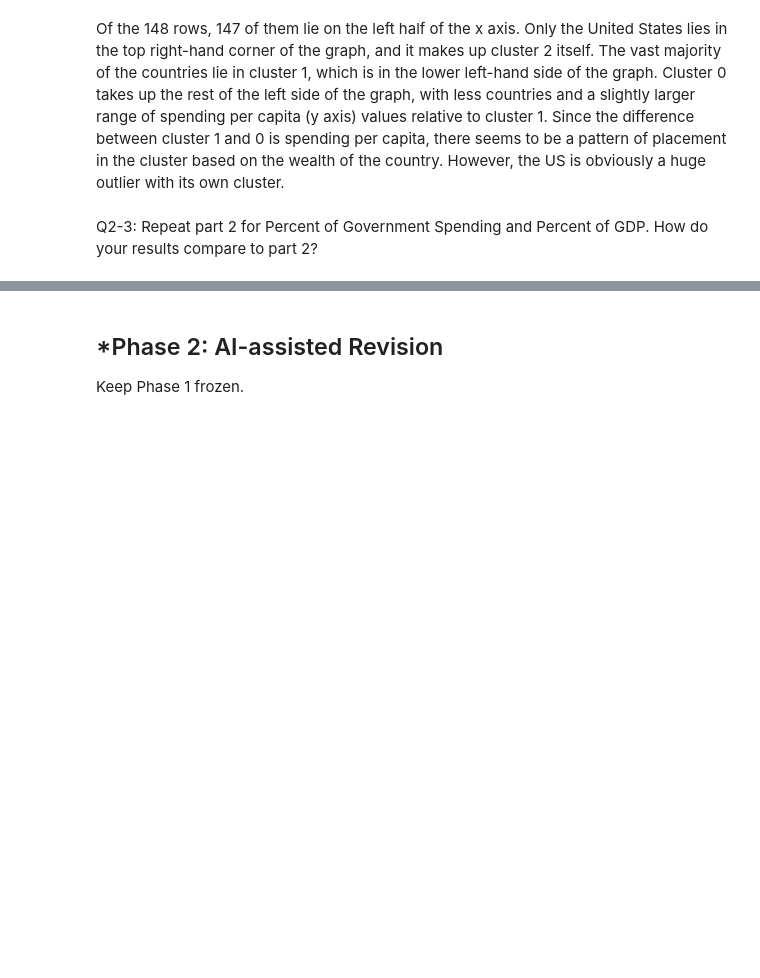
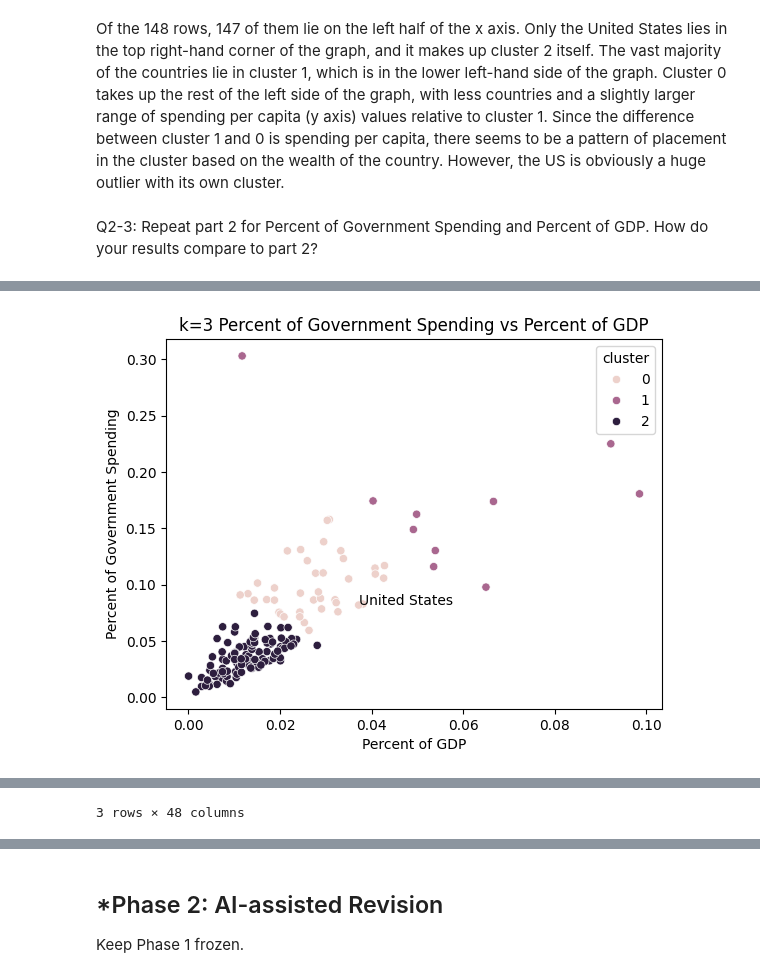
Before and after one commit to derekhatherley/A04-clustering, a Jupyter notebook: A4_notebook.ipynb, the cells around one changed output, grey strips where cells are left out. Cells and saved outputs as stored; diff of their text form; code cells hidden in the pictures; blank space fills up the shorter version.

```diff
--- a/A4_notebook.ipynb
+++ b/A4_notebook.ipynb
@@ -238,0 +262,13 @@ Q2-3: Repeat part 2 for Percent of Government Spending and Percent of GDP. How d
+# %%
+k = 3
+model = KMeans(n_clusters=k, max_iter=300, n_init=10, random_state=0).fit(X)
+df['cluster'] = model.labels_
+
+sns.scatterplot(data=df, x='Percent of GDP', y='Percent of Government Spending', hue='cluster')
+plt.title('k=3 Percent of Government Spending vs Percent of GDP')
+plt.annotate('United States', (us['Percent of GDP'].iloc[0], us['Percent of Government Spending'].iloc[0]))
+plt.show()
+
+df.groupby('cluster').describe()
+# %% [output]
+[figure, added]
@@ -238,0 +281 @@ Q2-3: Repeat part 2 for Percent of Government Spending and Percent of GDP. How d
+3 rows × 48 columns
```
Also changed, not shown: parts of 11 cells of this notebook.
